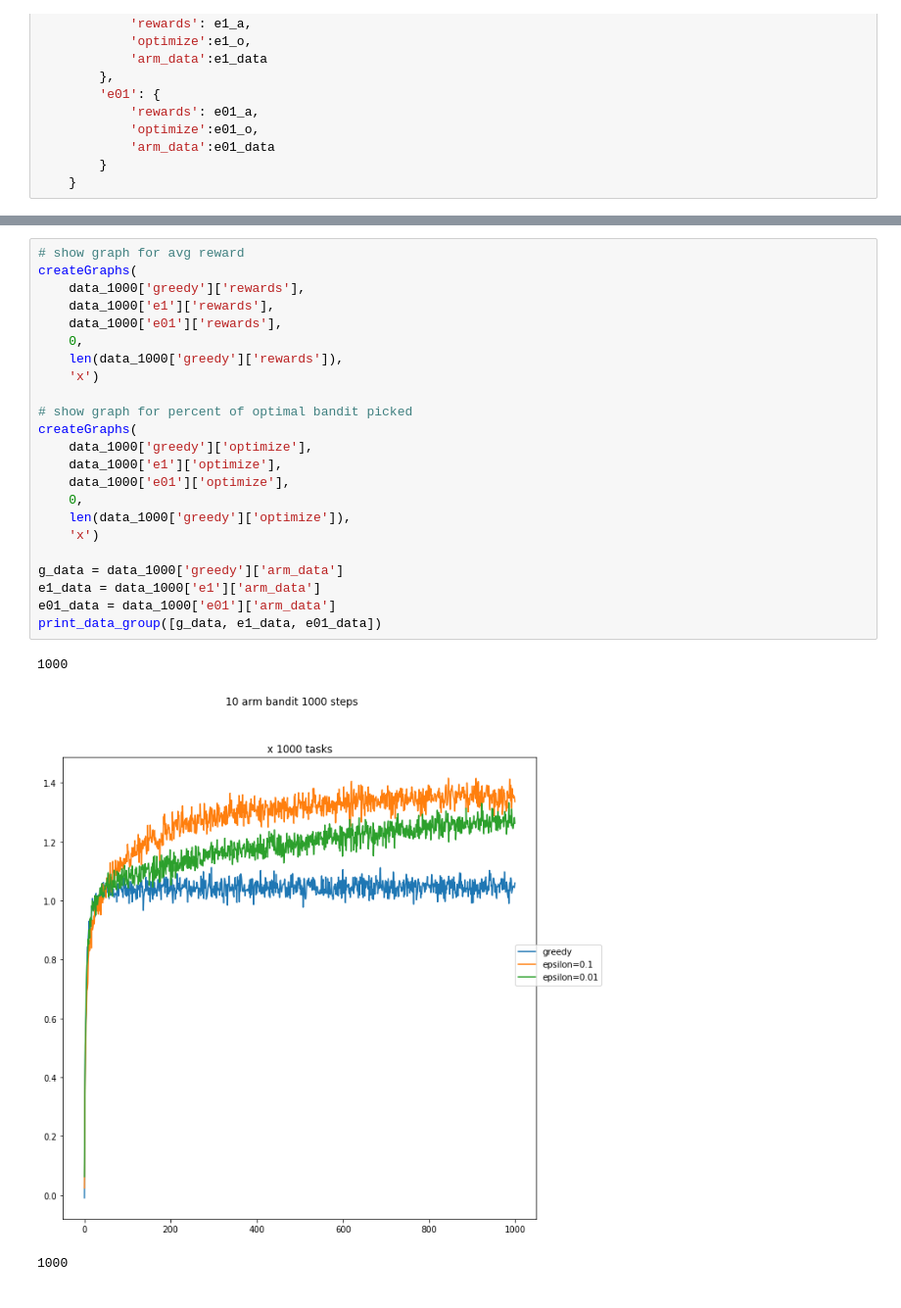
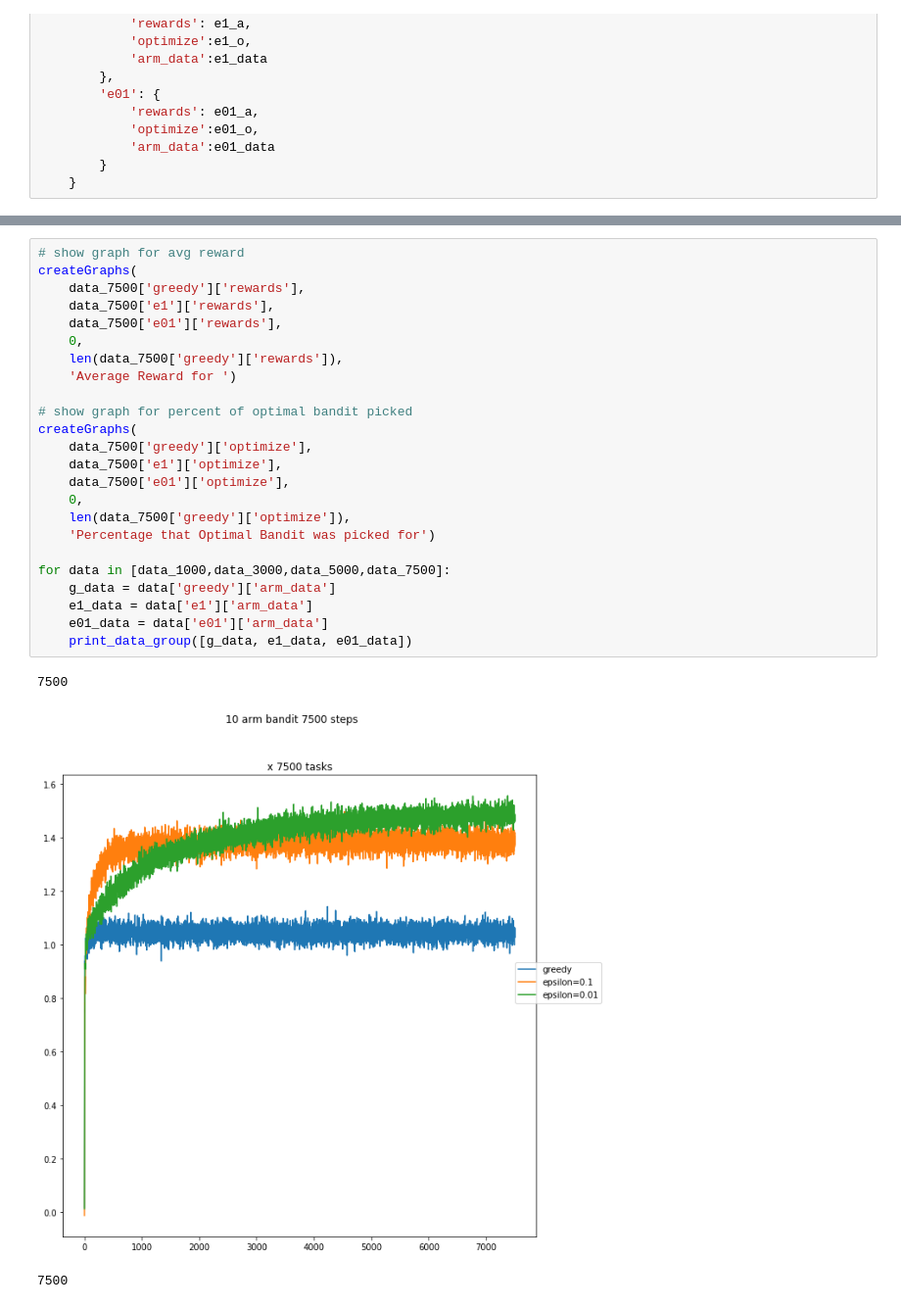
Before and after one commit to tsgreenberg1217/MultiArmBandits, a Jupyter notebook: MultiArm_Bandit_Final.ipynb, the cells around one changed output, grey strips where cells are left out. Shown: that part at 98% size. Saved outputs shown, nothing was run; the diff lists cells and outputs as text.

```diff
--- a/MultiArm_Bandit_Final.ipynb
+++ b/MultiArm_Bandit_Final.ipynb
@@ -167,27 +160,28 @@ running for eps 0.1
 # %%
 # show graph for avg reward
 createGraphs(
-    data_1000['greedy']['rewards'],
-    data_1000['e1']['rewards'],
-    data_1000['e01']['rewards'],
+    data_7500['greedy']['rewards'],
+    data_7500['e1']['rewards'],
+    data_7500['e01']['rewards'],
     0,
-    len(data_1000['greedy']['rewards']),
-    'x')
+    len(data_7500['greedy']['rewards']),
+    'Average Reward for ')
 
 # show graph for percent of optimal bandit picked
 createGraphs(
-    data_1000['greedy']['optimize'],
-    data_1000['e1']['optimize'],
-    data_1000['e01']['optimize'],
+    data_7500['greedy']['optimize'],
+    data_7500['e1']['optimize'],
+    data_7500['e01']['optimize'],
     0,
-    len(data_1000['greedy']['optimize']),
-    'x')
+    len(data_7500['greedy']['optimize']),
+    'Percentage that Optimal Bandit was picked for')
 
-g_data = data_1000['greedy']['arm_data']
-e1_data = data_1000['e1']['arm_data']
-e01_data = data_1000['e01']['arm_data']
-print_data_group([g_data, e1_data, e01_data])
+for data in [data_1000,data_3000,data_5000,data_7500]:
+    g_data = data['greedy']['arm_data']
+    e1_data = data['e1']['arm_data']
+    e01_data = data['e01']['arm_data']
+    print_data_group([g_data, e1_data, e01_data])
 # %% [output]
-1000
+7500
-[figure, old version]
+[figure, new version]
-1000
+7500
```
Also changed, not shown: parts of 5 cells of this notebook.
